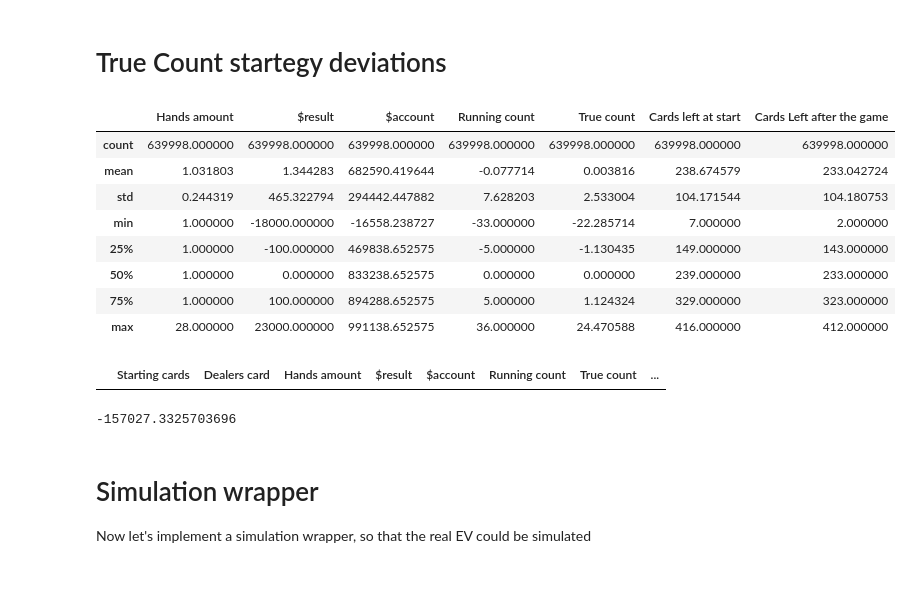
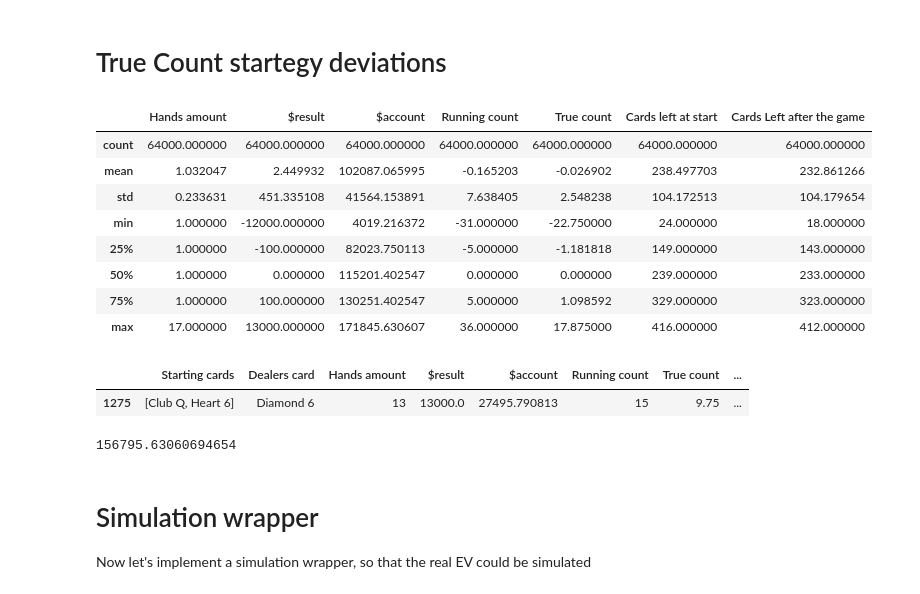
Before and after one commit to tomo-lord/BlackJack, a Jupyter notebook: BlackJack simulator.ipynb, the cells around one changed output. Drawn from its saved outputs; the diff is of its cells as text; code cells hidden in the pictures.

```diff
--- a/BlackJack simulator.ipynb
+++ b/BlackJack simulator.ipynb
@@ -229,27 +216,28 @@ data.describe()
 # %% [markdown]
 # True Count startegy deviations
 # %%
-data = BJ_simulator(iterations=10000, decision_engine = 'kelly_and_exceptions', bankroll=10000, min_table_bet = 100, max_table_bet = 1000)
+data = BJ_simulator(iterations=1000, decision_engine = 'kelly_and_exceptions', bankroll=10000, min_table_bet = 100, max_table_bet = 1000)
 data = pd.DataFrame(data)
 data.describe()
 # %% [output]
 |  | Hands amount | $result | $account | Running count | True count | Cards left at start | Cards Left after the game |
-| count | 639998.000000 | 639998.000000 | 639998.000000 | 639998.000000 | 639998.000000 | 639998.000000 | 639998.000000 |
-| mean | 1.031803 | 1.344283 | 682590.419644 | -0.077714 | 0.003816 | 238.674579 | 233.042724 |
-| std | 0.244319 | 465.322794 | 294442.447882 | 7.628203 | 2.533004 | 104.171544 | 104.180753 |
-| min | 1.000000 | -18000.000000 | -16558.238727 | -33.000000 | -22.285714 | 7.000000 | 2.000000 |
-| 25% | 1.000000 | -100.000000 | 469838.652575 | -5.000000 | -1.130435 | 149.000000 | 143.000000 |
-| 50% | 1.000000 | 0.000000 | 833238.652575 | 0.000000 | 0.000000 | 239.000000 | 233.000000 |
-| 75% | 1.000000 | 100.000000 | 894288.652575 | 5.000000 | 1.124324 | 329.000000 | 323.000000 |
-| max | 28.000000 | 23000.000000 | 991138.652575 | 36.000000 | 24.470588 | 416.000000 | 412.000000 |
+| count | 64000.000000 | 64000.000000 | 64000.000000 | 64000.000000 | 64000.000000 | 64000.000000 | 64000.000000 |
+| mean | 1.032047 | 2.449932 | 102087.065995 | -0.165203 | -0.026902 | 238.497703 | 232.861266 |
+| std | 0.233631 | 451.335108 | 41564.153891 | 7.638405 | 2.548238 | 104.172513 | 104.179654 |
+| min | 1.000000 | -12000.000000 | 4019.216372 | -31.000000 | -22.750000 | 24.000000 | 18.000000 |
+| 25% | 1.000000 | -100.000000 | 82023.750113 | -5.000000 | -1.181818 | 149.000000 | 143.000000 |
+| 50% | 1.000000 | 0.000000 | 115201.402547 | 0.000000 | 0.000000 | 239.000000 | 233.000000 |
+| 75% | 1.000000 | 100.000000 | 130251.402547 | 5.000000 | 1.098592 | 329.000000 | 323.000000 |
+| max | 17.000000 | 13000.000000 | 171845.630607 | 36.000000 | 17.875000 | 416.000000 | 412.000000 |
 # %%
-data[data['$result']>5000]
+data[data['$result']>10000]
 # %% [output]
 |  | Starting cards | Dealers card | Hands amount | $result | $account | Running count | True count | ... |
+| 1275 | [Club Q, Heart 6] | Diamond 6 | 13 | 13000.0 | 27495.790813 | 15 | 9.75 | ... |
 # %%
 data['$result'].sum()
 # %% [output]
--157027.3325703696
+156795.63060694654
 # %% [markdown]
 # Simulation wrapper
 
```
Also changed, not shown: parts of 16 cells of this notebook, 2 other files.
